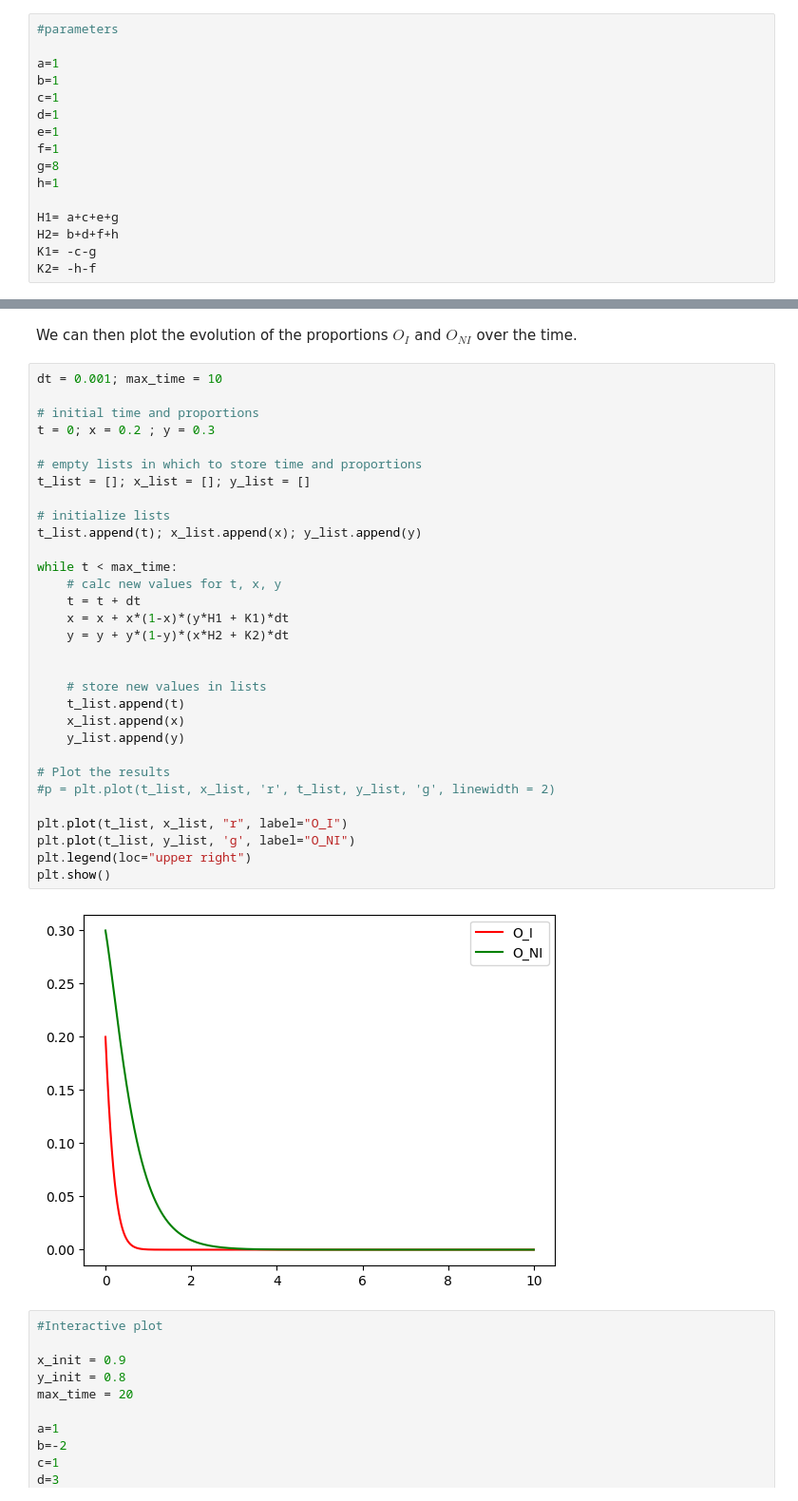
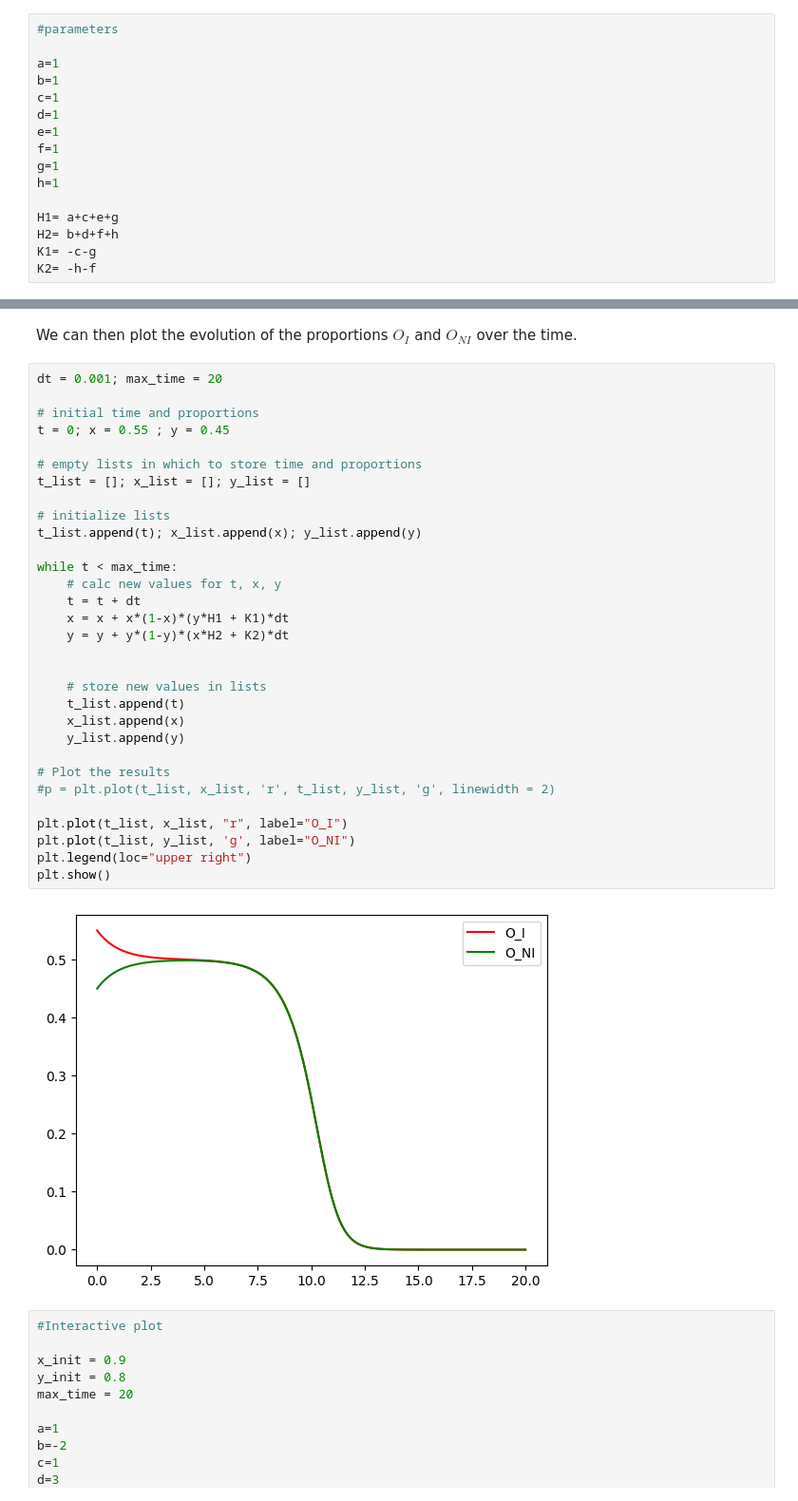
Before and after one commit to aslik97/SpreadOfRumors, a Jupyter notebook: rumor spread.ipynb, the cells around one changed output, grey strips where cells are left out. Shown at 95% size. Drawn from its saved outputs; the diff is of its cells as text.

```diff
--- a/rumor spread.ipynb
+++ b/rumor spread.ipynb
@@ -128,7 +129,7 @@ c=1
 d=1
 e=1
 f=1
-g=8
+g=1
 h=1
 
 H1= a+c+e+g
@@ -249,38 +249,38 @@ HBox(children=(FloatSlider(value=1.0, description='e', layout=Layout(width='25%'
 # %% [markdown]
 We can then plot the evolution of the proportions $O_{I}$ and $O_{NI}$ over the time.
 # %%
-dt = 0.001; max_time = 10
+dt = 0.001; max_time = 20
 
 # initial time and proportions
-t = 0; x = 0.2 ; y = 0.3
+t = 0; x = 0.55 ; y = 0.45
 
 # empty lists in which to store time and proportions
 t_list = []; x_list = []; y_list = []
 
 # initialize lists
 t_list.append(t); x_list.append(x); y_list.append(y)
 
 while t < max_time:
     # calc new values for t, x, y
     t = t + dt
     x = x + x*(1-x)*(y*H1 + K1)*dt
     y = y + y*(1-y)*(x*H2 + K2)*dt
 
 
     # store new values in lists
     t_list.append(t)
     x_list.append(x)
     y_list.append(y)
 
 # Plot the results
 #p = plt.plot(t_list, x_list, 'r', t_list, y_list, 'g', linewidth = 2)
 
 plt.plot(t_list, x_list, "r", label="O_I")
 plt.plot(t_list, y_list, 'g', label="O_NI")
 plt.legend(loc="upper right")
 plt.show()
 # %% [output]
-[figure, old version]
+[figure, new version]
 # %%
 #Interactive plot
 
```
Also changed, not shown: parts of 7 cells of this notebook.
